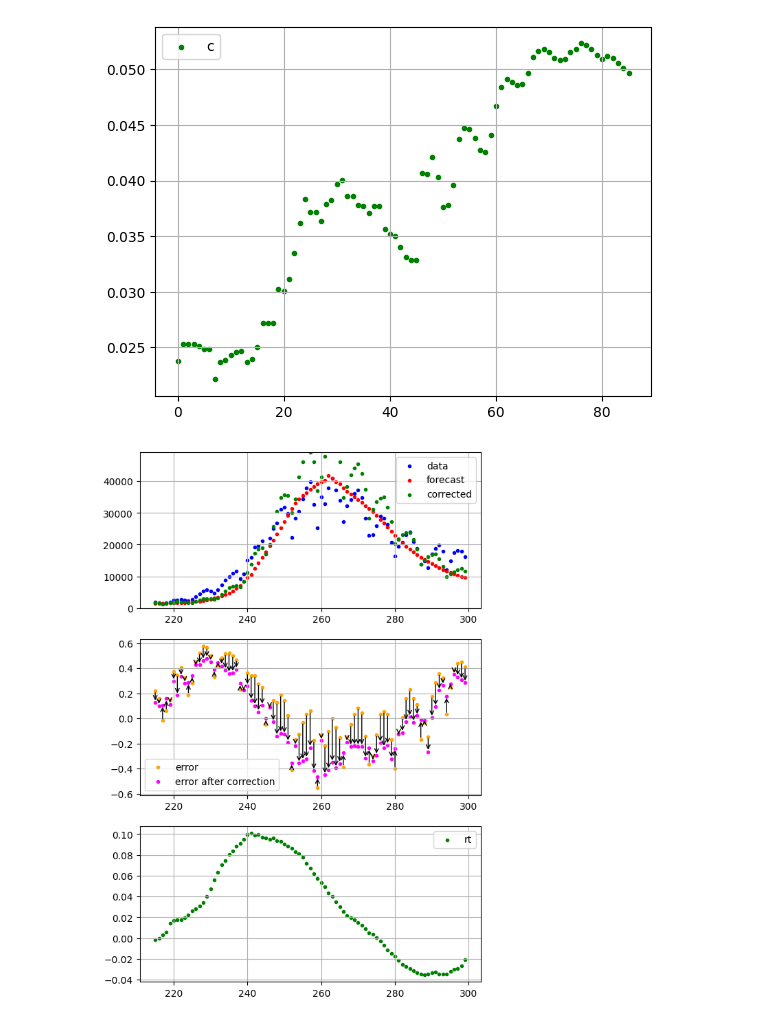
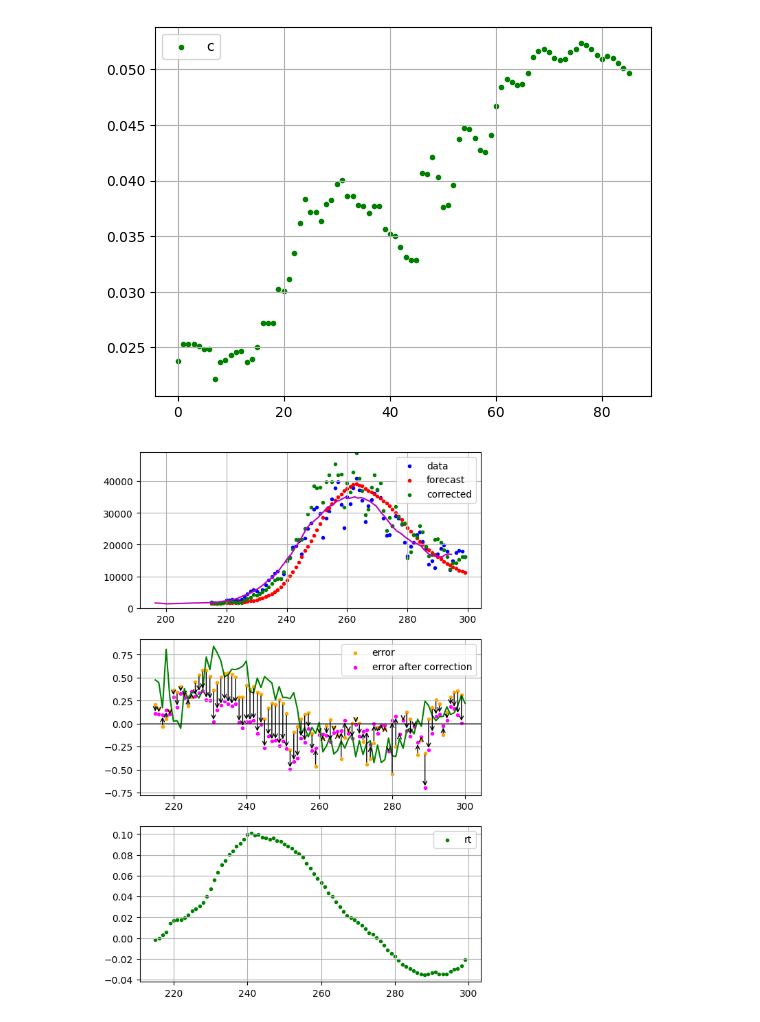
Before and after one commit to Adrianominora/Wave, a Jupyter notebook: script/Forecast.ipynb, the cells around one changed output. Cells and saved outputs as stored; diff of their text form; code cells hidden in the pictures.

```diff
--- a/script/Forecast.ipynb
+++ b/script/Forecast.ipynb
@@ -170,14 +170,23 @@ param_list=[]
 forecast_list=[]
 corrected_forecast_list=[]
 rt_list=[]
+conc_list=[]
 for t in range(t0+14,T_tot):
     new_pos = new_pos_tot[t0:t]  # Data acquisition
     new_pos_avg = fc.rolling_avg(new_pos)
 
-    dayly_err = fc.compute_derr(new_pos,new_pos_avg)
+    daily_err = fc.compute_derr(new_pos,new_pos_avg)
+    # daily_err = np.load('../data/daily_errors.npy')[(t+1-3)%7]
 
     # Compute rt
     rt_list.append(fc.compute_rt(new_pos_avg))
+
+    # Compute concavity
+    conc_list.append(fc.copute_conc(new_pos_avg))
+
+    # Correct correction
+    if t>t0+24:
+        daily_err += 75*conc_list[-1]
 
     # Define parameters
     if t==t0+14:
@@ -187,33 +196,35 @@ for t in range(t0+14,T_tot):
 
     fit, result_params, forecast = fc.make_forecast(new_pos_avg, params)
 
     # Saving parameters and forecast
     param_list.append([result_params['K'].value, result_params['b'].value, result_params['c'].value])
     forecast_list.append(forecast)
-    corrected_forecast_list.append(forecast*(1+dayly_err))
+    corrected_forecast_list.append(forecast*(1+daily_err))
 
 # Visualization
 fig, ax = plt.subplots(3,1)
 fig.set_figheight(10)
 ax[0].grid(True)
 ax[1].grid(True)
 ax[2].grid(True)
 ax[0].set_ylim(0,1.2*np.amax(new_pos_tot[t0:T_tot]))
 for t in range(t0+15,T_tot):
     ax[0].scatter(t,new_pos_tot[t], color='b', marker='.')
     ax[0].scatter(t,forecast_list[t-t0-15], color='r', marker='.')
     ax[0].scatter(t,corrected_forecast_list[t-t0-15], color='g', marker='.')
     ax[1].scatter(t,(new_pos_tot[t]-forecast_list[t-t0-15])/new_pos_tot[t], color='orange', marker='.')
     ax[1].scatter(t,(new_pos_tot[t]-corrected_forecast_list[t-t0-15])/new_pos_tot[t], color='magenta', marker='.')
     ax[1].annotate("",
             xy=(t, (new_pos_tot[t]-corrected_forecast_list[t-t0-15])/new_pos_tot[t]), xycoords='data',
             xytext=(t, (new_pos_tot[t]-forecast_list[t-t0-15])/new_pos_tot[t]), textcoords='data',
             arrowprops=dict(arrowstyle="->", connectionstyle="arc3"))
     ax[2].scatter(t,rt_list[t-t0-15], color='g', marker='.')
-
+ax[0].plot(np.arange(t0-3.5,T_tot-1-3.5),new_pos_avg, '-m')
+ax[1].plot(np.arange(t0+15,T_tot+1), 100*np.array(conc_list).reshape(-1), 'g-')
+ax[1].axhline(0, color='k', alpha=0.5)
 ax[0].legend(['data','forecast','corrected'])
 ax[1].legend(['error','error after correction'])
 ax[2].legend(['rt'])
 plt.show()
 # %% [output]
-[figure, old version]
+[figure, new version]
```
Also changed, not shown: 3 other files.
